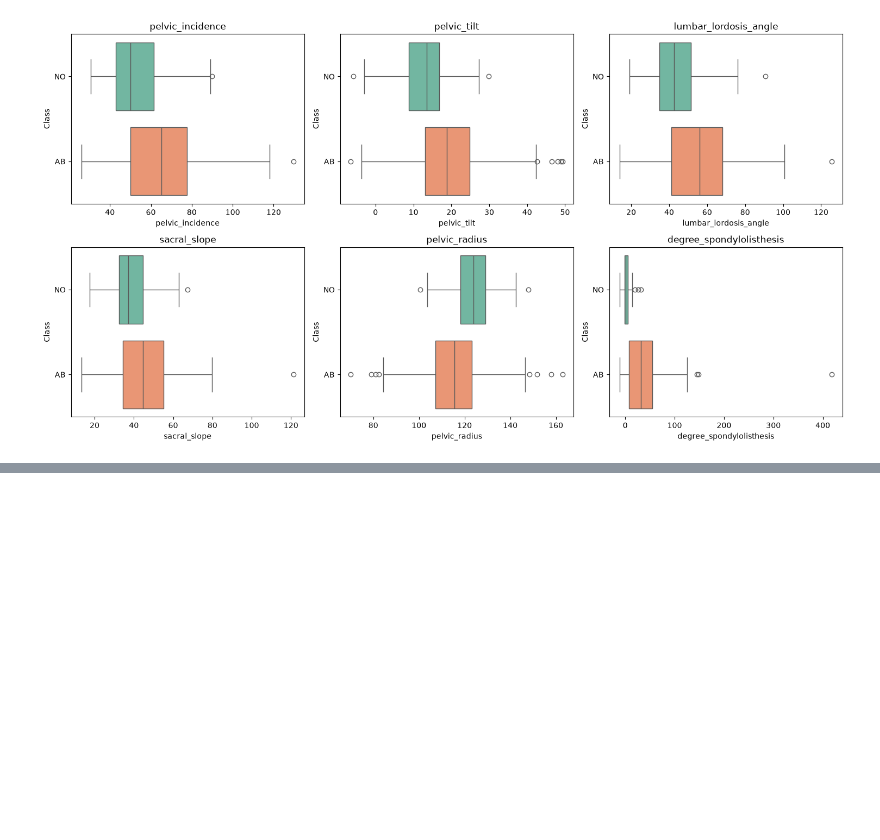
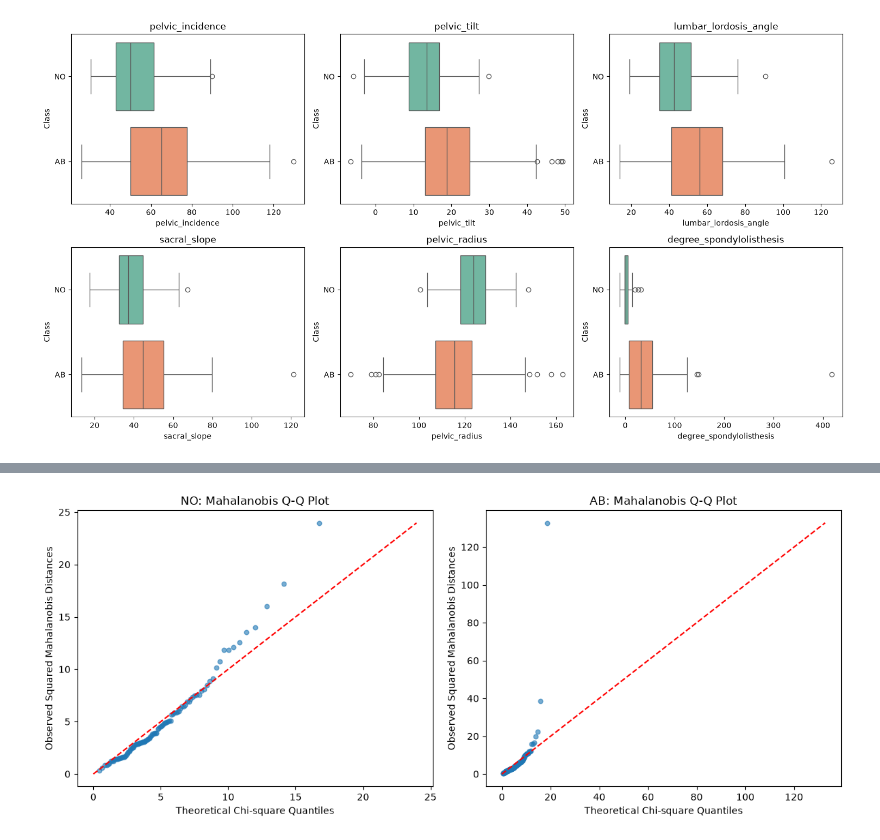
Before and after one commit to kurochan1901/115-1_Data-Analysis-and-Modeling, a Jupyter notebook: HW3/HW3.ipynb, the cells around one changed output, grey strips where cells are left out. Cells and saved outputs as stored; diff of their text form; code cells hidden in the pictures; blank space fills up the shorter version.

```diff
--- a/HW3/HW3.ipynb
+++ b/HW3/HW3.ipynb
@@ -168,0 +252,8 @@ plt.show()
+# %%
+difference = (
+    df["pelvic_incidence"]
+    - df["pelvic_tilt"]
+    - df["sacral_slope"]
+)
+
+print("Maximum absolute difference:", difference.abs().max(), )
@@ -168,0 +934,76 @@ plt.show()
+# %%
+
+import numpy as np
+import matplotlib.pyplot as plt
+from scipy.stats import chi2
+
+# Final selected variables
+final_features = [
+    "degree_spondylolisthesis",
+    "pelvic_radius",
+    "pelvic_tilt",
+    "pelvic_incidence",
+    "lumbar_lordosis_angle"
+]
+
+p = len(final_features)
+
+fig, axes = plt.subplots(1, 2, figsize=(12, 5))
+
+for ax, group_name in zip(axes, ["NO", "AB"]):
+
+    # Extract observations from one group
+    X_group = df.loc[
+        df["class"] == group_name,
+        final_features
+    ].to_numpy()
+
+    n = len(X_group)
+
+    # Sample mean and covariance
+    mean_vector = X_group.mean(axis=0)
+    covariance = np.cov(X_group, rowvar=False)
+
+    # Calculate squared Mahalanobis distances
+    difference = X_group - mean_vector
+    inv_cov = np.linalg.inv(covariance)
+
+    D_squared = np.einsum(
+        "ij,jk,ik->i",
+        difference, inv_cov, difference
+    )
+
+    # Observed vs theoretical quantiles
+    observed = np.sort(D_squared)
+    probabilities = (
+        np.arange(1, n + 1) - 0.5
+    ) / n
+
+    theoretical = chi2.ppf(probabilities, df=p)
+
+    # Q-Q plot
+    ax.scatter(
+        theoretical, observed,
+        alpha=0.6, s=22
+    )
+
+    max_value = max(
+        theoretical.max(), observed.max()
+    )
+
+    ax.plot(
+        [0, max_value],
+        [0, max_value],
+        "r--", linewidth=1.5
+    )
+
+    ax.set_title(
+        f"{group_name}: Mahalanobis Q-Q Plot"
+    )
+    ax.set_xlabel("Theoretical Chi-square Quantiles")
+    ax.set_ylabel("Observed Squared Mahalanobis Distances")
+
+plt.tight_layout()
+plt.show()
+# %% [output]
+[figure, added]
```
Also changed, not shown: parts of 31 cells of this notebook.
